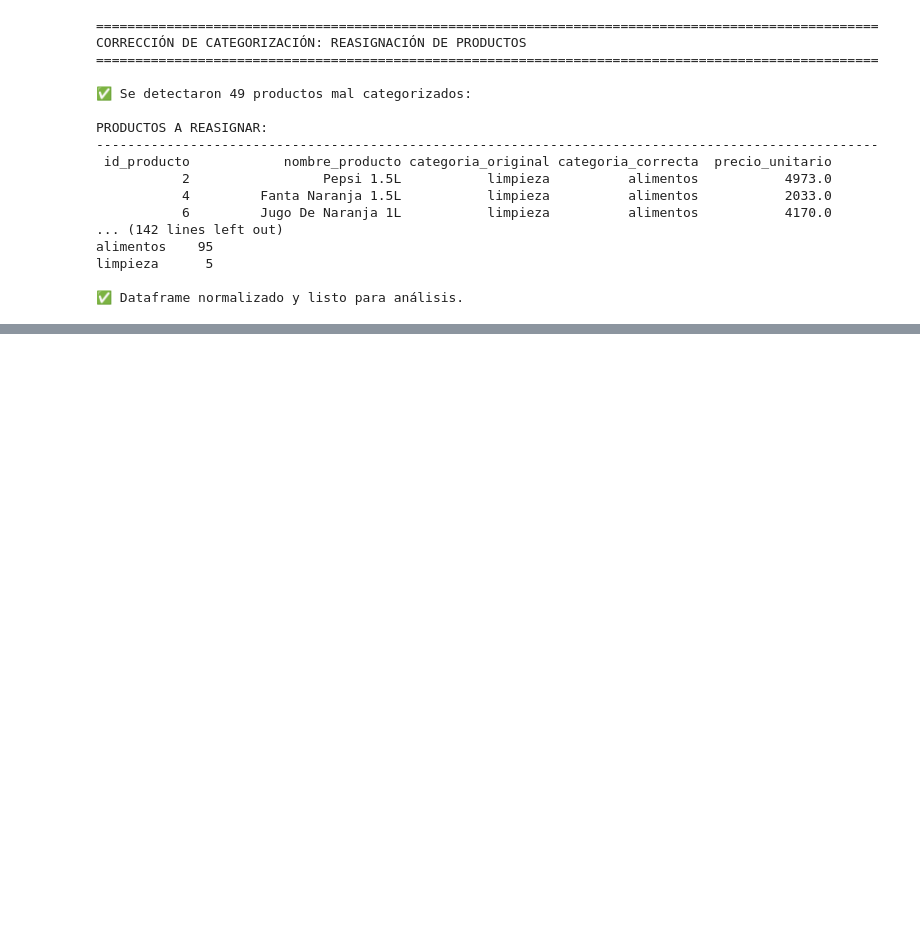
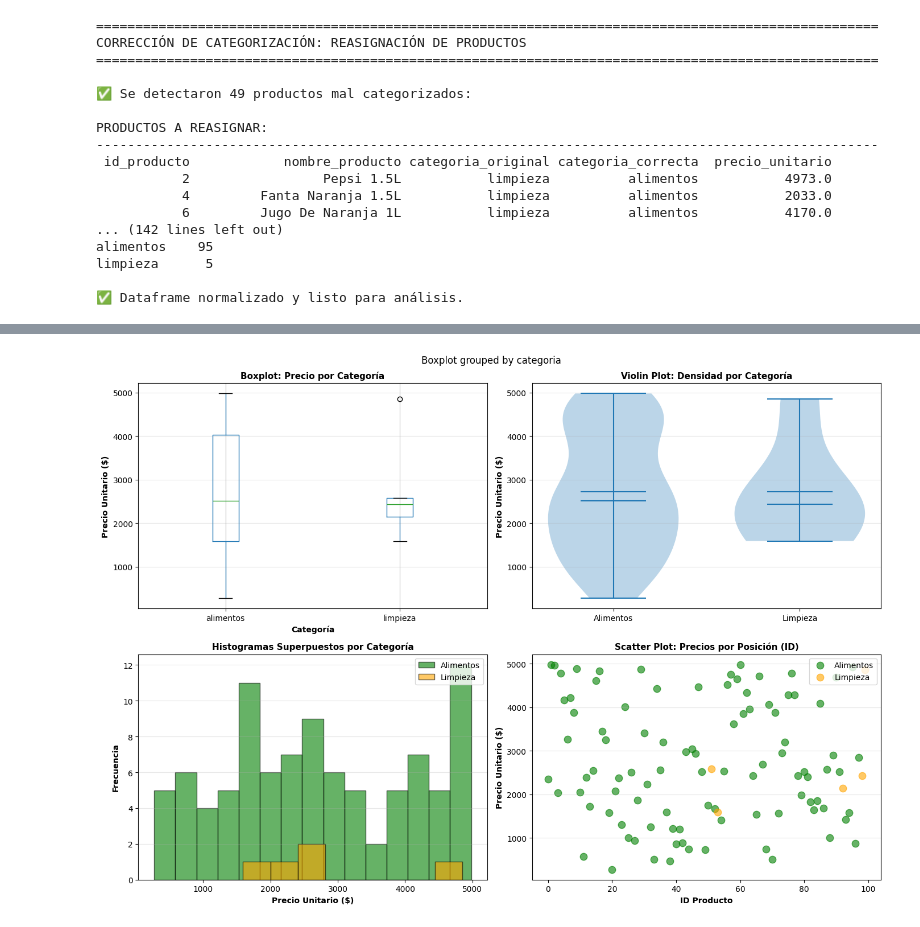
Before and after one commit to augustovillegas/ProyectoAurelionIBM, a Jupyter notebook: limp_y_trans_productos.ipynb, the cells around one changed output, grey strips where cells are left out. Drawn from its saved outputs; the diff is of its cells as text; code cells hidden in the pictures; blank space fills up the shorter version.

```diff
--- a/limp_y_trans_productos.ipynb
+++ b/limp_y_trans_productos.ipynb
@@ -495,0 +728,94 @@ limpieza      5
+# %%
+# Estadísticas por categoría
+print('\n' + '='*100)
+print('ESTADÍSTICAS POR CATEGORÍA: PRECIO_UNITARIO')
+print('='*100)
+
+categorias = df_productos_c['categoria'].unique()
+stats_by_cat = []
+
+for cat in sorted(categorias):
+    datos_cat = df_productos_c[df_productos_c['categoria'] == cat]['precio_unitario']
+
+    stats_dict = {
+        'Categoría': cat,
+        'N': len(datos_cat),
+        'Media': datos_cat.mean(),
+        'Mediana': datos_cat.median(),
+        'Std': datos_cat.std(),
+        'Min': datos_cat.min(),
+        'P25': datos_cat.quantile(0.25),
+        'P75': datos_cat.quantile(0.75),
+        'Max': datos_cat.max()
+    }
+    stats_by_cat.append(stats_dict)
+
+    print(f'\n📂 Categoría: {cat.upper()}')
+    print(f'   Número de productos: {len(datos_cat)}')
+    print(f'   Media:               ${datos_cat.mean():>10,.2f}')
+    print(f'   Mediana:             ${datos_cat.median():>10,.2f}')
+    print(f'   Desv. Estándar:      ${datos_cat.std():>10,.2f}')
+    print(f'   Rango:               [${datos_cat.min():>9,.2f} - ${datos_cat.max():>9,.2f}]')
+    print(f'   IQR:                 [${datos_cat.quantile(0.25):>9,.2f} - ${datos_cat.quantile(0.75):>9,.2f}]')
+
+    # Outliers por categoría
+    q1_cat = datos_cat.quantile(0.25)
+    q3_cat = datos_cat.quantile(0.75)
+    iqr_cat = q3_cat - q1_cat
+    outliers_cat = datos_cat[(datos_cat < q1_cat - 1.5*iqr_cat) | (datos_cat > q3_cat + 1.5*iqr_cat)]
+    if len(outliers_cat) > 0:
+        print(f'   Outliers (IQR):      {len(outliers_cat)} producto(s)')
+
+# Visualización 2: Comparación por categoría
+fig, axes = plt.subplots(2, 2, figsize=(14, 10))
+
+# Subplot 2.1: Boxplot por categoría
+ax1 = axes[0, 0]
+df_productos_c.boxplot(column='precio_unitario', by='categoria', ax=ax1)
+ax1.set_xlabel('Categoría', fontsize=10, fontweight='bold')
+ax1.set_ylabel('Precio Unitario ($)', fontsize=10, fontweight='bold')
+ax1.set_title('Boxplot: Precio por Categoría', fontsize=11, fontweight='bold')
+plt.sca(ax1)
+plt.xticks(rotation=0)
+ax1.grid(axis='y', alpha=0.3)
+
+# Subplot 2.2: Violin plot por categoría
+ax2 = axes[0, 1]
+data_alimentos = df_productos_c[df_productos_c['categoria'] == 'alimentos']['precio_unitario']
+data_limpieza = df_productos_c[df_productos_c['categoria'] == 'limpieza']['precio_unitario']
+parts = ax2.violinplot([data_alimentos, data_limpieza], positions=[1, 2], widths=0.7,
+                        showmeans=True, showmedians=True)
+ax2.set_ylabel('Precio Unitario ($)', fontsize=10, fontweight='bold')
+ax2.set_title('Violin Plot: Densidad por Categoría', fontsize=11, fontweight='bold')
+ax2.set_xticks([1, 2])
+ax2.set_xticklabels(['Alimentos', 'Limpieza'])
+ax2.grid(axis='y', alpha=0.3)
+
+# Subplot 2.3: Histogramas superpuestos
+ax3 = axes[1, 0]
+ax3.hist(data_alimentos, bins=15, alpha=0.6, label='Alimentos', edgecolor='black', color='green')
+ax3.hist(data_limpieza, bins=8, alpha=0.6, label='Limpieza', edgecolor='black', color='orange')
+ax3.set_xlabel('Precio Unitario ($)', fontsize=10, fontweight='bold')
+ax3.set_ylabel('Frecuencia', fontsize=10, fontweight='bold')
+ax3.set_title('Histogramas Superpuestos por Categoría', fontsize=11, fontweight='bold')
+ax3.legend(loc='upper right')
+ax3.grid(axis='y', alpha=0.3)
+
+# Subplot 2.4: Scatter plot con color por categoría
+ax4 = axes[1, 1]
+for cat in ['alimentos', 'limpieza']:
+    mask = df_productos_c['categoria'] == cat
+    color = 'green' if cat == 'alimentos' else 'orange'
+    ax4.scatter(df_productos_c[mask].index, df_productos_c[mask]['precio_unitario'],
+               label=cat.capitalize(), alpha=0.6, s=80, color=color)
+ax4.set_xlabel('ID Producto', fontsize=10, fontweight='bold')
+ax4.set_ylabel('Precio Unitario ($)', fontsize=10, fontweight='bold')
+ax4.set_title('Scatter Plot: Precios por Posición (ID)', fontsize=11, fontweight='bold')
+ax4.legend(loc='upper right')
+ax4.grid(axis='y', alpha=0.3)
+
+plt.tight_layout()
+plt.show()
+
+print('\n✅ Gráficos bivariados completados.')
+# %% [output]
@@ -495,0 +842 @@ limpieza      5
+[figure, added]
```
Also changed, not shown: parts of 10 cells of this notebook.
